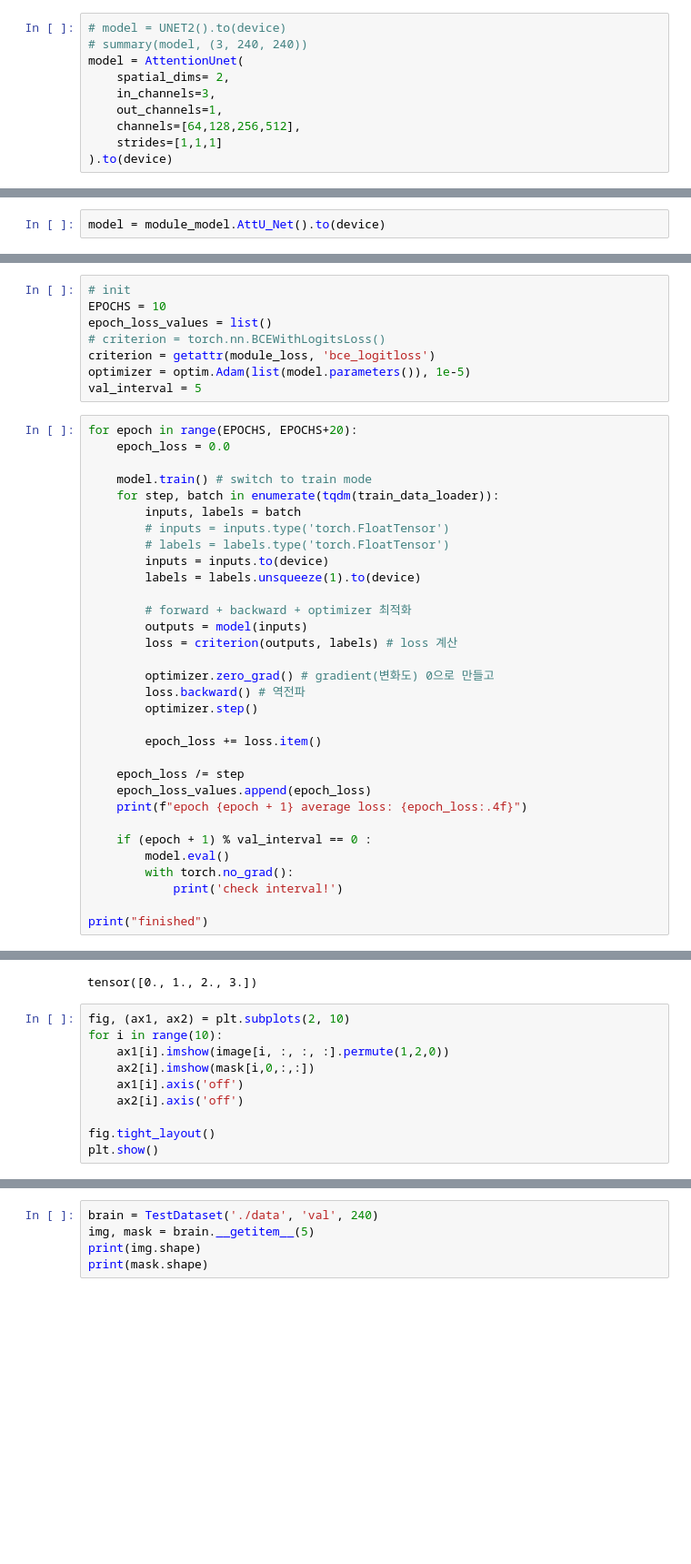
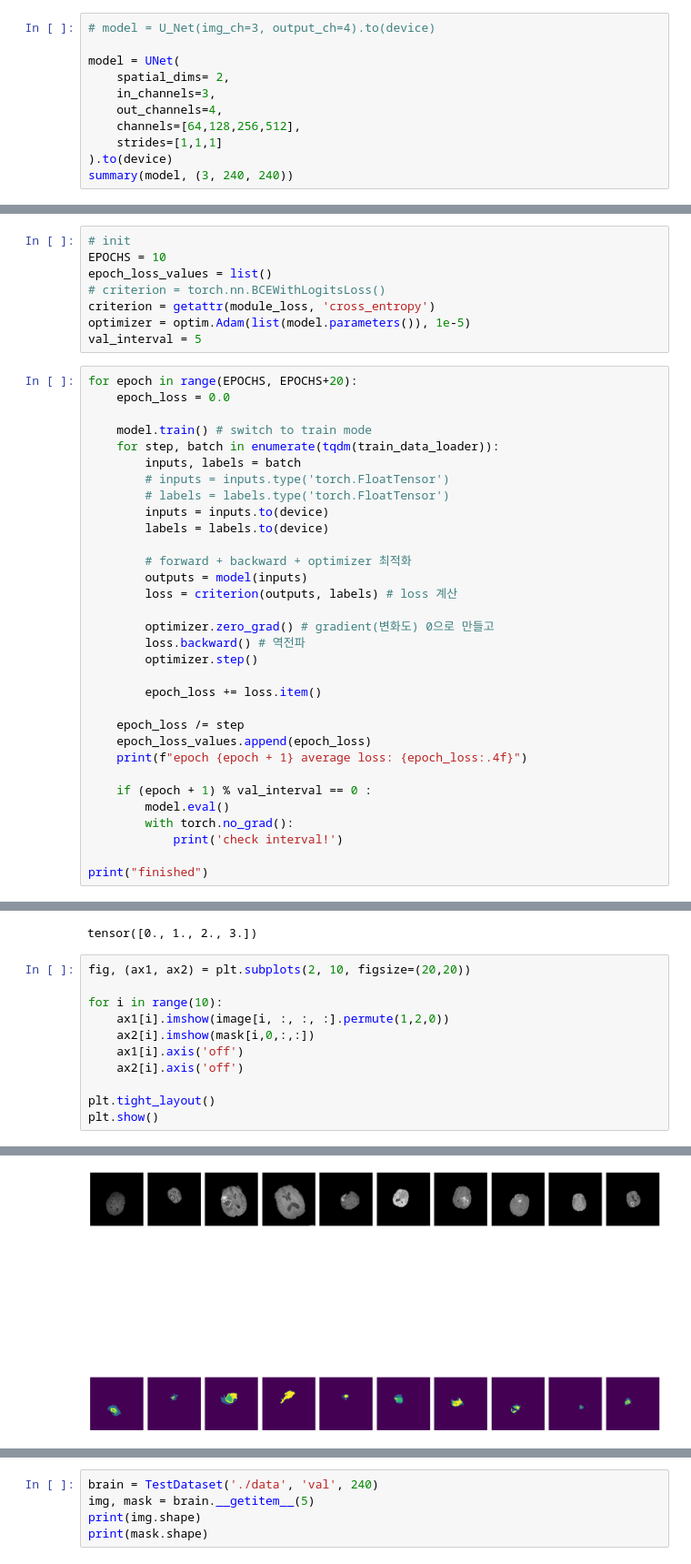
Before and after one commit to HKLeeeee/torch-segmentation, a Jupyter notebook: lab.ipynb, the cells around one changed output, grey strips where cells are left out. Shown: that part at 91% size. Saved outputs shown, nothing was run; the diff lists cells and outputs as text; blank space fills up the shorter version.

```diff
--- a/lab.ipynb
+++ b/lab.ipynb
@@ -51,13 +60,14 @@ torch.float32
 # %% [markdown]
 model.py -> BaseModel 상속으로 바꾸고 학습되는지 보기
 # %%
-# model = UNET2().to(device)
-# summary(model, (3, 240, 240))
-model = AttentionUnet(
+# model = U_Net(img_ch=3, output_ch=4).to(device)
+
+model = UNet(
     spatial_dims= 2,
     in_channels=3,
-    out_channels=1,
+    out_channels=4,
     channels=[64,128,256,512],
     strides=[1,1,1]
 ).to(device)
+summary(model, (3, 240, 240))
 # %% [output]
@@ -65,2 +90,0 @@ NameError: name 'AttentionUnet' is not defined
-# %%
-model = module_model.AttU_Net().to(device)
@@ -71,7 +93,7 @@ model = module_model.AttU_Net().to(device)
 EPOCHS = 10
 epoch_loss_values = list()
 # criterion = torch.nn.BCEWithLogitsLoss()
-criterion = getattr(module_loss, 'bce_logitloss')
+criterion = getattr(module_loss, 'cross_entropy')
 optimizer = optim.Adam(list(model.parameters()), 1e-5)
 val_interval = 5
 # %%
@@ -84,7 +106,7 @@ for epoch in range(EPOCHS, EPOCHS+20):
         # inputs = inputs.type('torch.FloatTensor')
         # labels = labels.type('torch.FloatTensor')
         inputs = inputs.to(device)
-        labels = labels.unsqueeze(1).to(device)
+        labels = labels.to(device)
 
         # forward + backward + optimizer 최적화
         outputs = model(inputs)
@@ -299,13 +306,14 @@ torch.float32
 torch.Size([10, 1, 240, 240])
 tensor([0., 1., 2., 3.])
 # %%
-fig, (ax1, ax2) = plt.subplots(2, 10)
+fig, (ax1, ax2) = plt.subplots(2, 10, figsize=(20,20))
+
 for i in range(10):
     ax1[i].imshow(image[i, :, :, :].permute(1,2,0))
     ax2[i].imshow(mask[i,0,:,:])
     ax1[i].axis('off')
     ax2[i].axis('off')
 
-fig.tight_layout()
+plt.tight_layout()
 plt.show()
 # %% [output]
@@ -313,3 +320,4 @@ NameError: name 'plt' is not defined
+[figure, added]
 # %%
 from data_loader.augmentation import get_train_augmentation, get_valid_augmentation
 from PIL import Image
```
Also changed, not shown: parts of 14 cells of this notebook, 4 other files.
